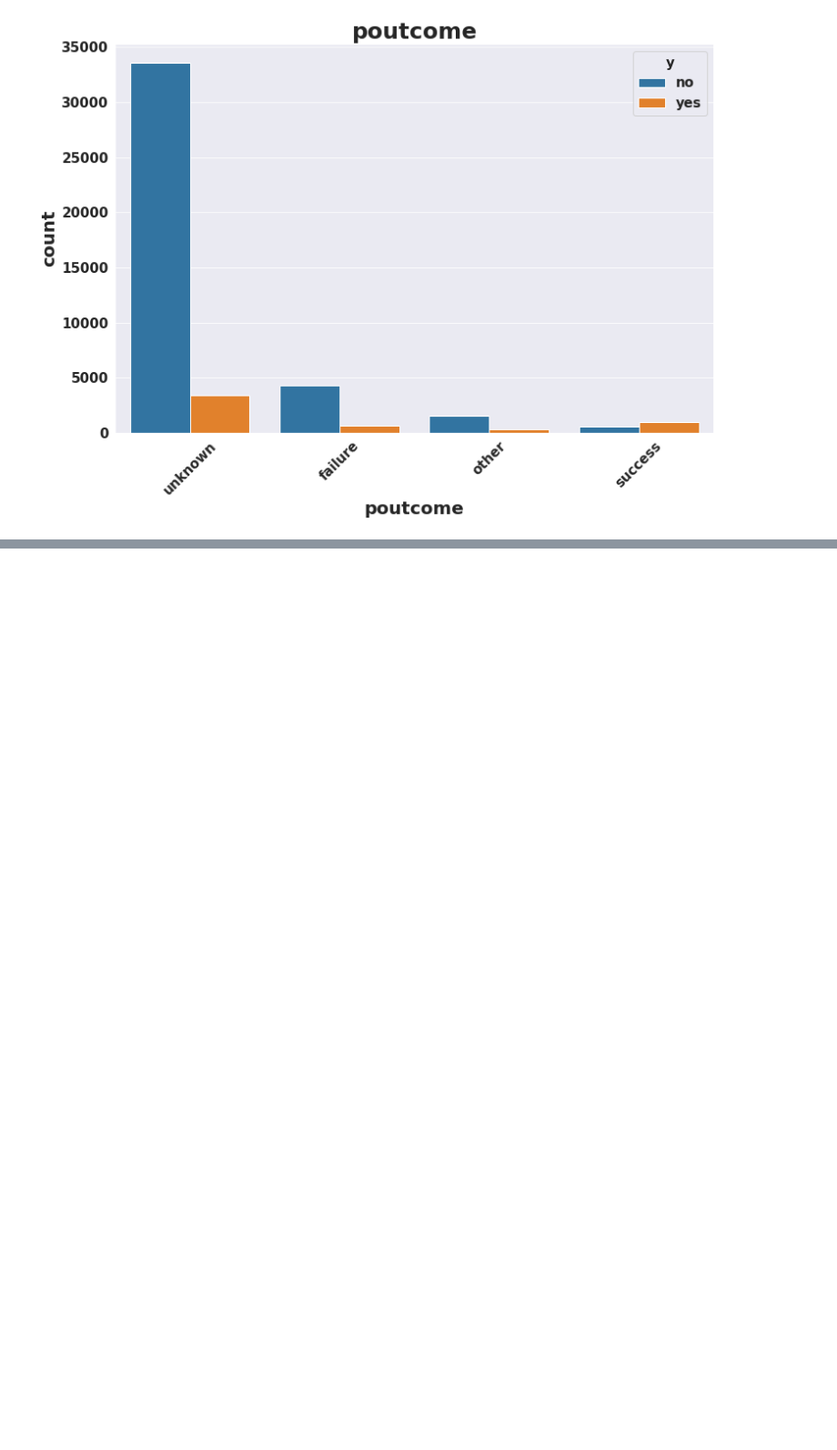
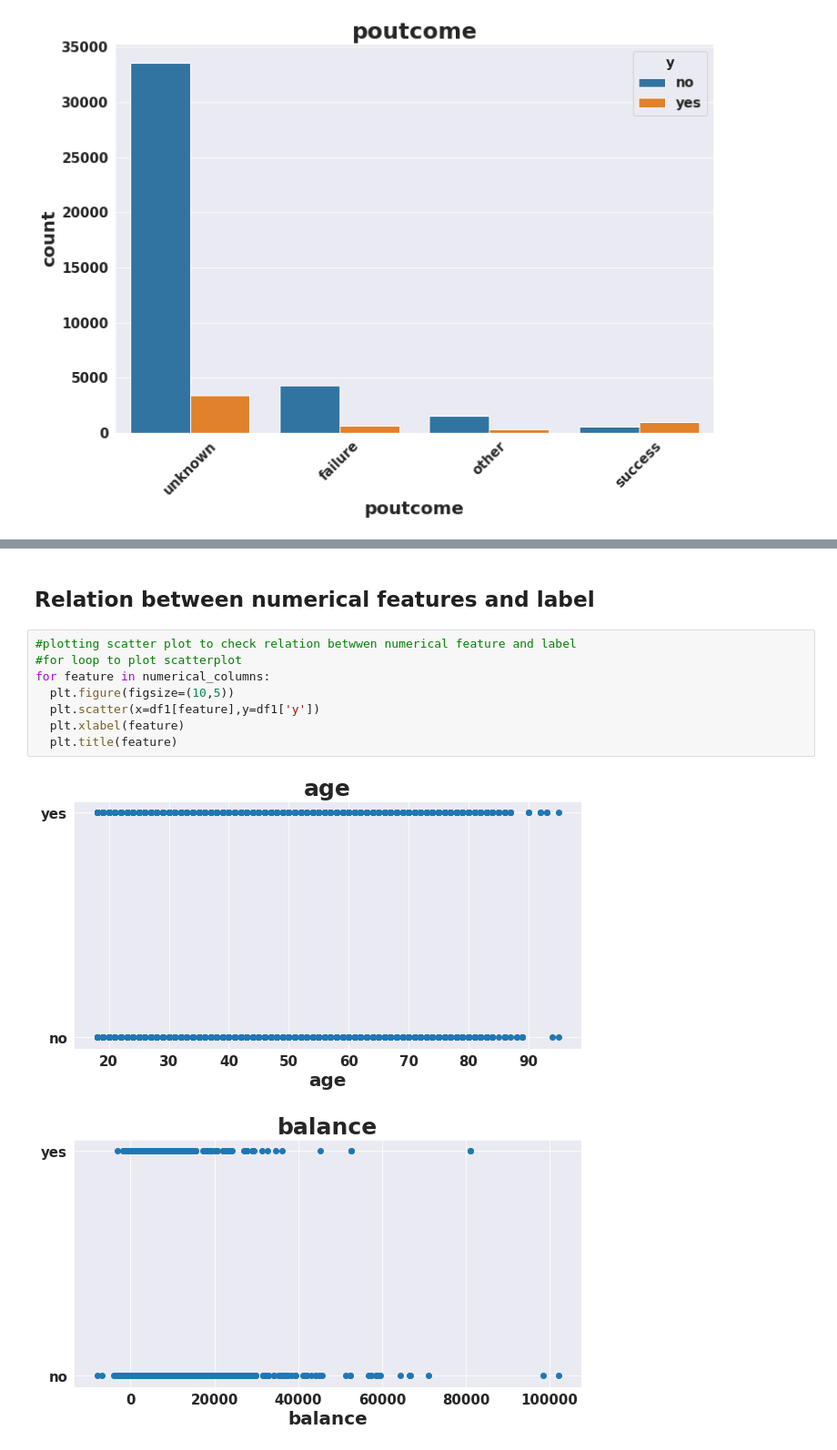
Before and after one commit to PranayUmredkar97/Bank-Marketing-Effectiveness-Prediction-Classification-Capstone-Project-, a Jupyter notebook: Bank_Marketing_Effectiveness_Prediction_Capstone_Project.ipynb, the cells around one changed output, grey strips where cells are left out. Shown at 91% size. Saved outputs shown, nothing was run; the diff lists cells and outputs as text; blank space fills up the shorter version.

```diff
--- a/Bank_Marketing_Effectiveness_Prediction_Capstone_Project.ipynb
+++ b/Bank_Marketing_Effectiveness_Prediction_Capstone_Project.ipynb
@@ -281,0 +334,13 @@ for cat in cat_features:
+# %% [markdown]
+## **Relation between numerical features and label**
+# %%
+#plotting scatter plot to check relation betwwen numerical feature and label
+#for loop to plot scatterplot
+for feature in numerical_columns:
+  plt.figure(figsize=(10,5))
+  plt.scatter(x=df1[feature],y=df1['y'])
+  plt.xlabel(feature)
+  plt.title(feature)
+# %% [output]
+[figure, added]
+[figure, added]
```
Also changed, not shown: parts of 26 cells of this notebook.
